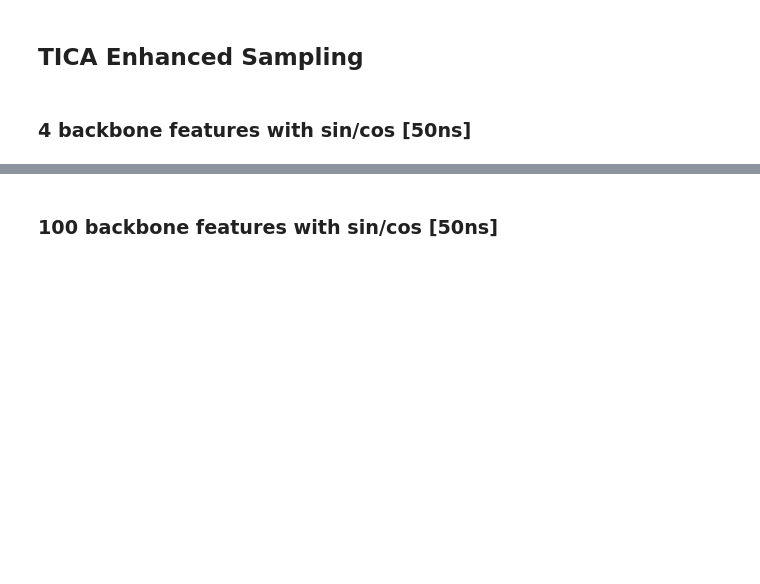
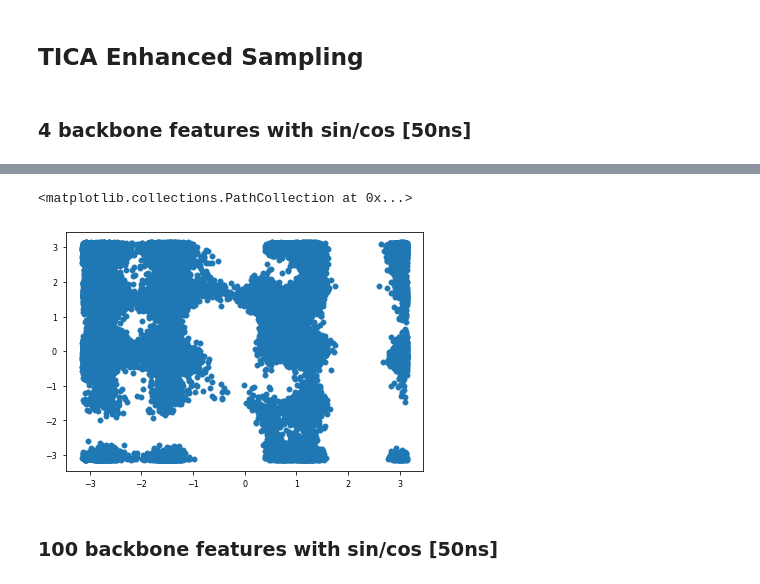
Before and after one commit to dominicp6/CV_learning, a Jupyter notebook: notebooks/enhanced_sampling_exps.ipynb, the cells around one changed output, grey strips where cells are left out. Saved outputs shown, nothing was run; the diff lists cells and outputs as text; code cells hidden in the pictures; blank space fills up the shorter version.

```diff
--- a/notebooks/enhanced_sampling_exps.ipynb
+++ b/notebooks/enhanced_sampling_exps.ipynb
@@ -141,5 +332,12 @@ PLUMED:                                                    1     0.000065     0.
 (<Figure size 576x576 with 2 Axes>,
  <AxesSubplot:xlabel='5_7_9_15', ylabel='7_9_15_17'>)
+# %%
+data = np.genfromtxt("/home/dominic/PycharmProjects/CV_learning/exp/outputs/alanine_dipeptide/enhanced_sampling/TICA:0_TICA:1_structure0_repeat_0_total_features_8_feature_dimensions_2/COLVAR_REWEIGHT", autostrip=True)
+fe_traj = get_fe_trajs(data, reweight=True, file_type='COLVAR')
+plt.scatter(fe_traj[0], fe_traj[1])
+# %% [output]
+<matplotlib.collections.PathCollection at 0x...>
+[figure, added]
 # %% [markdown]
 ### 100 backbone features with sin/cos [50ns]
 # %%
```
Also changed, not shown: parts of 8 cells of this notebook, 6 other files.
